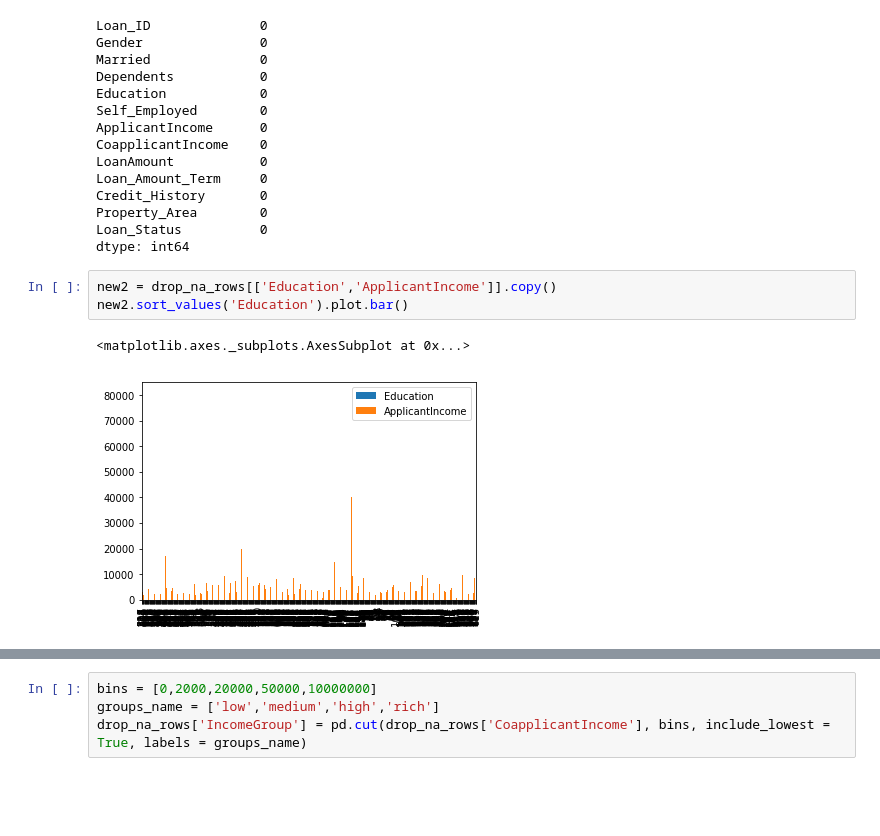
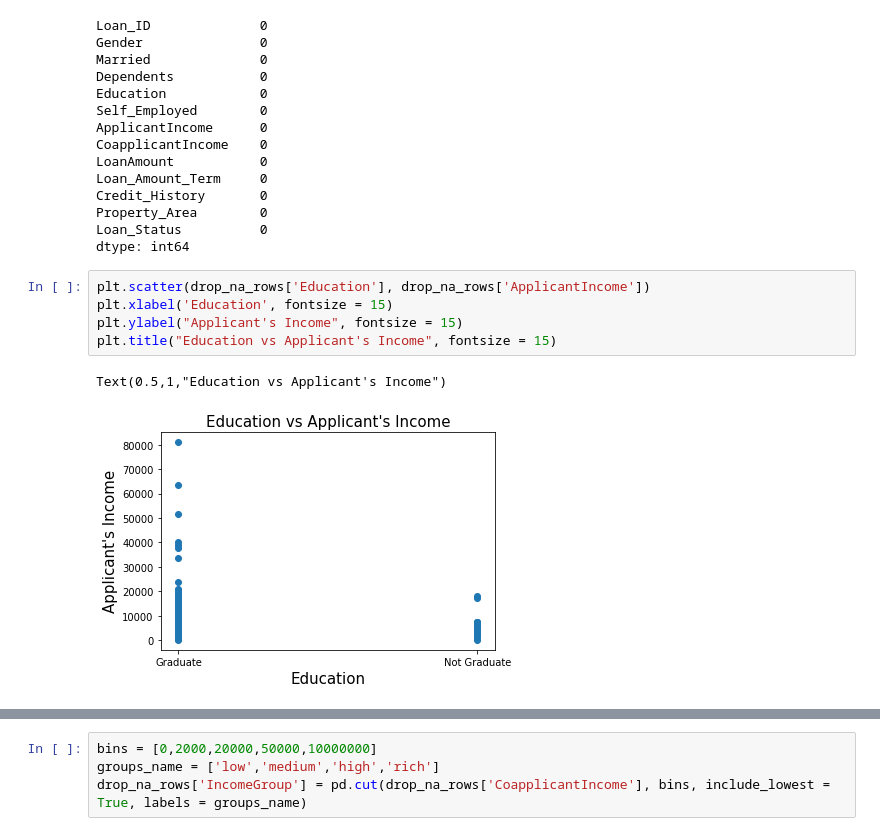
Before and after one commit to linhmai1603/Info212, a Jupyter notebook: Assignment 4/INFO212-Assignment4.ipynb, the cells around one changed output, grey strips where cells are left out. Saved outputs shown, nothing was run; the diff lists cells and outputs as text; blank space fills up the shorter version.

```diff
--- a/Assignment 4/INFO212-Assignment4.ipynb
+++ b/Assignment 4/INFO212-Assignment4.ipynb
@@ -197,12 +197,14 @@ Credit_History       0
 Property_Area        0
 Loan_Status          0
 dtype: int64
-# %%
-new2 = drop_na_rows[['Education','ApplicantIncome']].copy()
-new2.sort_values('Education').plot.bar()
-# %% [output]
-<matplotlib.axes._subplots.AxesSubplot at 0x...>
-[figure, removed]
+# %%
+plt.scatter(drop_na_rows['Education'], drop_na_rows['ApplicantIncome'])
+plt.xlabel('Education', fontsize = 15)
+plt.ylabel("Applicant's Income", fontsize = 15)
+plt.title("Education vs Applicant's Income", fontsize = 15)
+# %% [output]
+Text(0.5,1,"Education vs Applicant's Income")
+[figure, added]
 # %%
 new = drop_na_rows[['Loan_Status','Property_Area']].copy()
 grouped = new.groupby(['Loan_Status','Property_Area'])
```
Also changed, not shown: parts of 3 cells of this notebook.
